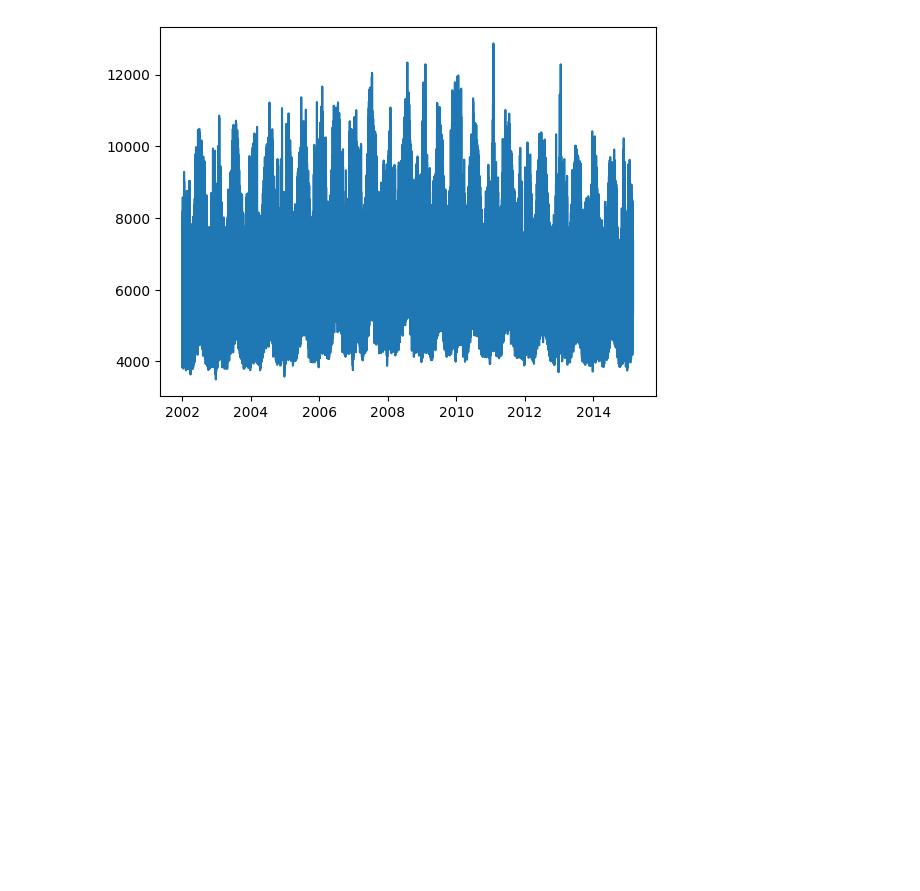
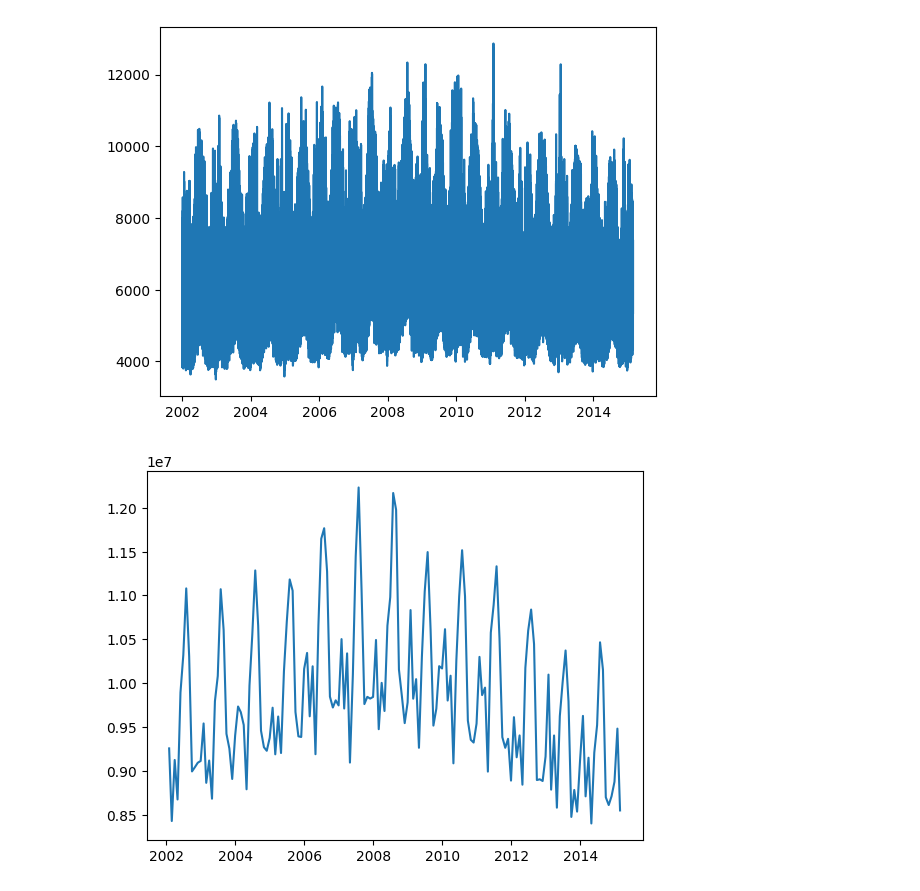
Before and after one commit to SLCFLAB/Fintech2025, a Jupyter notebook: Basic_day1/1_0_mid_project.ipynb, the cells around one changed output. Cells and saved outputs as stored; diff of their text form; code cells hidden in the pictures; blank space fills up the shorter version.

```diff
--- a/Basic_day1/1_0_mid_project.ipynb
+++ b/Basic_day1/1_0_mid_project.ipynb
@@ -30,7 +51,14 @@ df
 # %%
-ts = df[0]['series_value'][0]
+ts = pd.Series(df[0]['series_value'][0], pd.date_range(df[0]['start_timestamp'][0], periods=len(df[0]['series_value'][0]), freq='0.5h'))
 
-plt.plot(pd.date_range(df[0]['start_timestamp'][0], periods=len(ts), freq='0.5h'), ts)
+plt.plot(ts)
 plt.show()
 # %% [output]
 [figure]
+# %%
+ts = ts.resample('M').sum()
+
+plt.plot(ts)
+plt.show()
+# %% [output]
+[figure, added]
```
Also changed, not shown: parts of 5 cells of this notebook.
